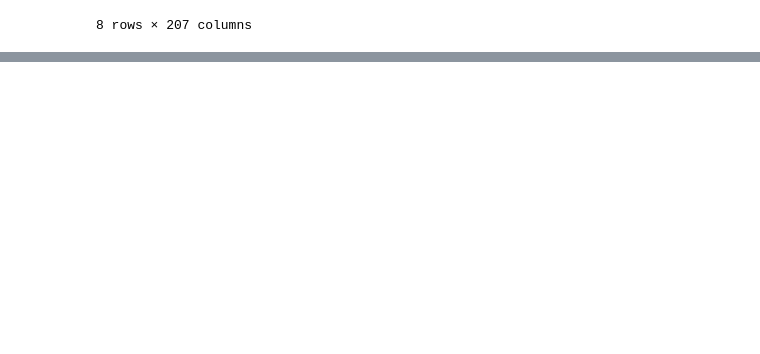
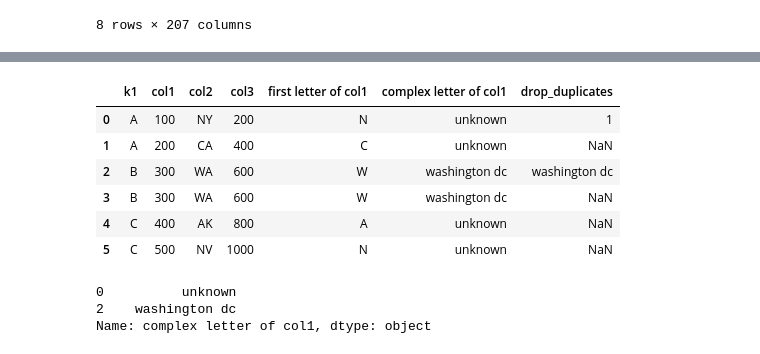
Before and after one commit to YasinRezvani/Python_Learning_Practice_Notebooks, a Jupyter notebook: Exercise Notebooks/Playing_With_Pandas_Library.ipynb, the cells around one changed output, grey strips where cells are left out. Drawn from its saved outputs; the diff is of its cells as text; code cells hidden in the pictures; blank space fills up the shorter version.

```diff
--- a/Exercise Notebooks/Playing_With_Pandas_Library.ipynb
+++ b/Exercise Notebooks/Playing_With_Pandas_Library.ipynb
@@ -377,0 +426,5 @@ df_csv.groupby(['University','Year']).describe().transpose()
+# %%
+def first_letter(str):
+    return str[0]
+# %%
+df_one['first letter of col1'] = df_one['col2'].apply(first_letter)
@@ -377,0 +450,6 @@ df_csv.groupby(['University','Year']).describe().transpose()
+# %%
+def complex_letter(str):
+    if str == 'W':
+        return "washington dc"
+    else:
+        return "unknown"
@@ -377,0 +466,18 @@ df_csv.groupby(['University','Year']).describe().transpose()
+# %%
+df_one['complex letter of col1'] = df_one['first letter of col1'].apply(complex_letter)
+# %%
+df_one
+# %% [output]
+|  | k1 | col1 | col2 | col3 | first letter of col1 | complex letter of col1 | drop_duplicates |
+| 0 | A | 100 | NY | 200 | N | unknown | 1 |
+| 1 | A | 200 | CA | 400 | C | unknown | NaN |
+| 2 | B | 300 | WA | 600 | W | washington dc | washington dc |
+| 3 | B | 300 | WA | 600 | W | washington dc | NaN |
+| 4 | C | 400 | AK | 800 | A | unknown | NaN |
+| 5 | C | 500 | NV | 1000 | N | unknown | NaN |
+# %%
+df_one['complex letter of col1'].drop_duplicates()
+# %% [output]
+0          unknown
+2    washington dc
+Name: complex letter of col1, dtype: object
```
Also changed, not shown: parts of 78 cells of this notebook, 2 other files.
